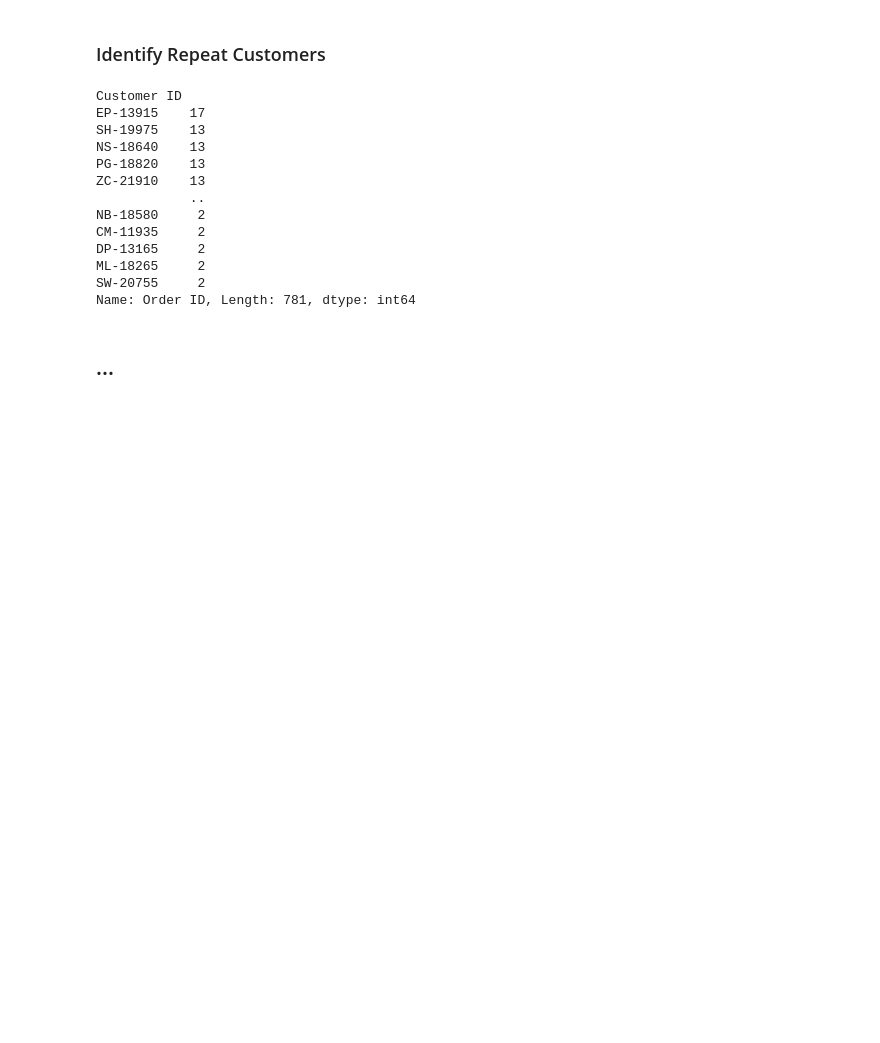
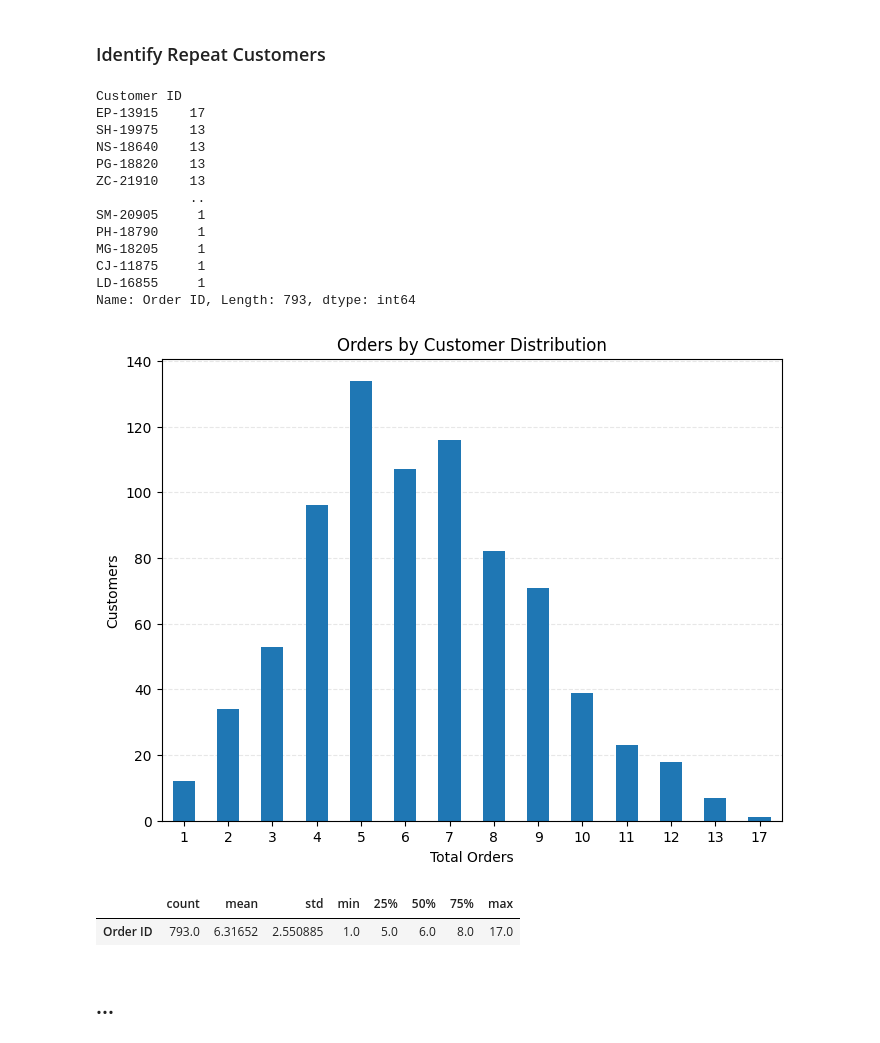
Before and after one commit to victorquoos/superstore-sales-analysis, a Jupyter notebook: notebooks/analysis.ipynb, the cells around one changed output. Drawn from its saved outputs; the diff is of its cells as text; code cells hidden in the pictures; blank space fills up the shorter version.

Commit message:
repeat customers distribution

```diff
--- a/notebooks/analysis.ipynb
+++ b/notebooks/analysis.ipynb
@@ -257,8 +257,6 @@ plt.show()
 
 # for each (customer) count unique (order ids)
 repeat_customers = df.groupby("Customer ID")["Order ID"].nunique().sort_values(ascending=False)
-# filter out those who bought only once
-repeat_customers = repeat_customers[repeat_customers > 1]
 
 repeat_customers
 # %% [output]
@@ -269,12 +267,38 @@ NS-18640    13
 PG-18820    13
 ZC-21910    13
             ..
-NB-18580     2
-CM-11935     2
-DP-13165     2
-ML-18265     2
-SW-20755     2
-Name: Order ID, Length: 781, dtype: int64
+SM-20905     1
+PH-18790     1
+MG-18205     1
+CJ-11875     1
+LD-16855     1
+Name: Order ID, Length: 793, dtype: int64
+# %%
+# plot repeat customers distribution
+repeat_customers_distribution = repeat_customers.value_counts().sort_index()
+
+# create the plot view
+fig, ax = plt.subplots(figsize=(8, 6))
+repeat_customers_distribution.plot(kind="bar", ax=ax)
+
+# setting labels
+ax.set_title("Orders by Customer Distribution")
+ax.set_xlabel("Total Orders")
+ax.set_ylabel("Customers")
+ax.set_xticklabels(ax.get_xticklabels(), rotation=0)
+
+# setting grid
+ax.grid(axis="y", linestyle="--", alpha=0.3)
+ax.set_axisbelow(True)
+
+plt.show()
+# %% [output]
+[figure, added]
+# %%
+repeat_customers.reset_index().describe().T
+# %% [output]
+|  | count | mean | std | min | 25% | 50% | 75% | max |
+| Order ID | 793.0 | 6.31652 | 2.550885 | 1.0 | 5.0 | 6.0 | 8.0 | 17.0 |
 # %% [markdown]
 ## ...
 # %%
```
